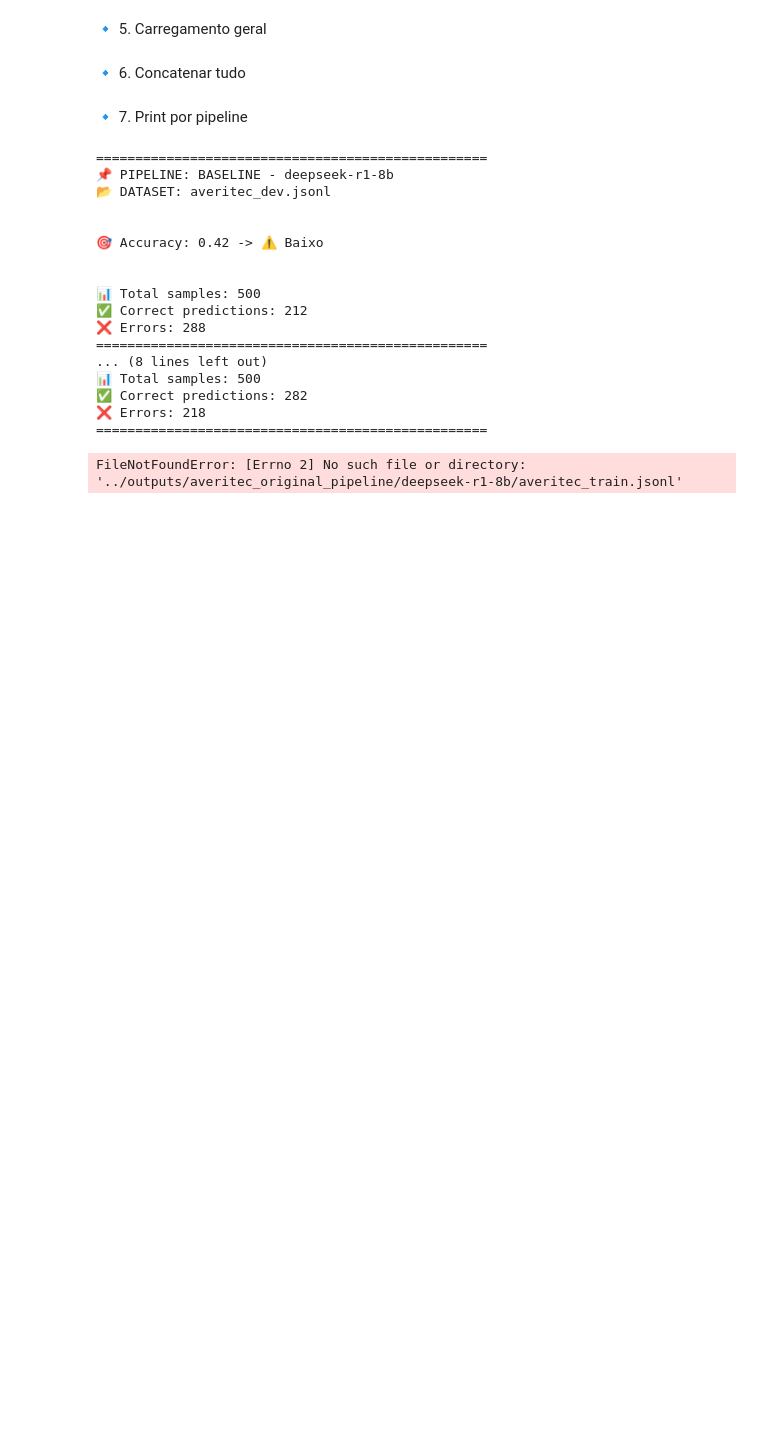
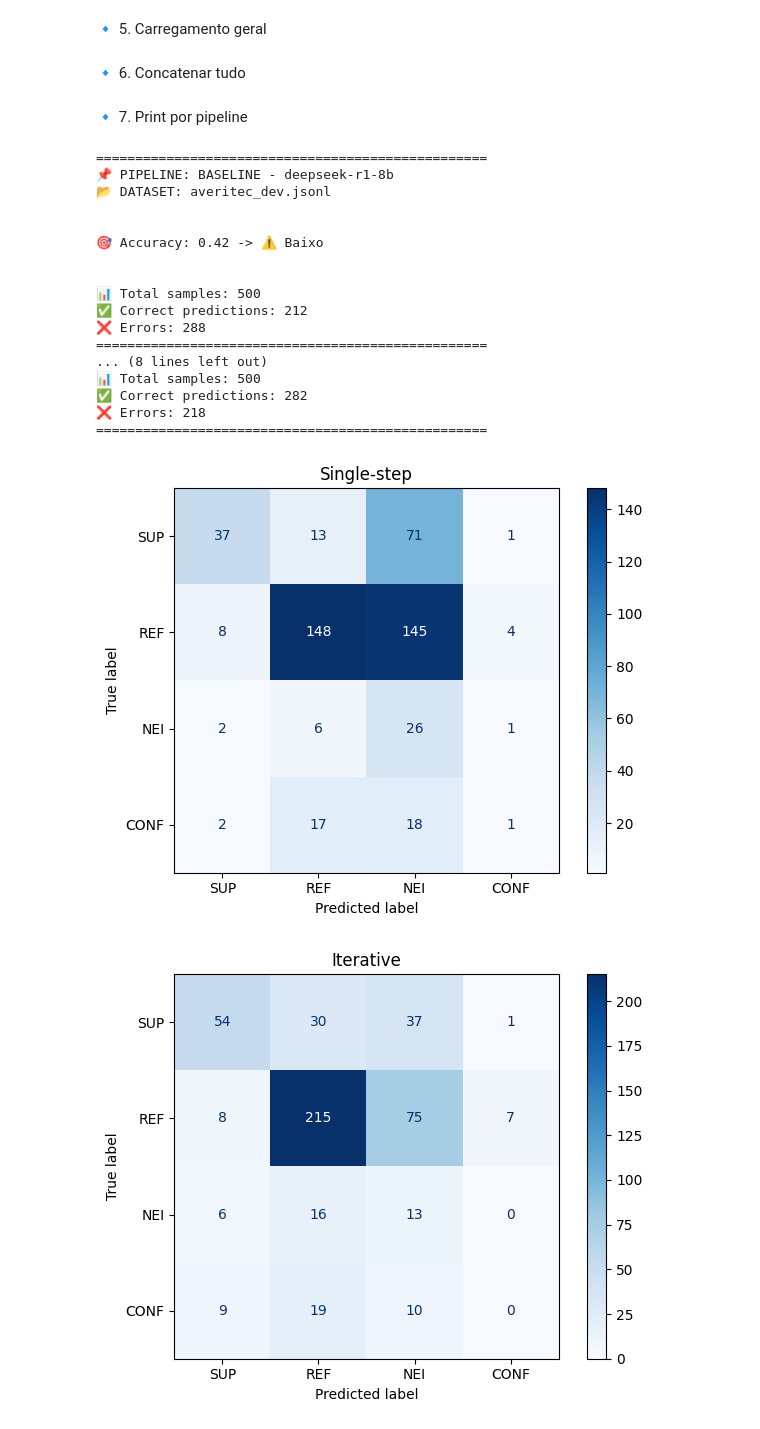
Before and after one commit to lucasfrag/iterative-question-generation, a Jupyter notebook: notebooks/deepseek-r1-8b_results.ipynb, the cells around one changed output. Drawn from its saved outputs; the diff is of its cells as text; code cells hidden in the pictures; blank space fills up the shorter version.

```diff
--- a/notebooks/deepseek-r1-8b_results.ipynb
+++ b/notebooks/deepseek-r1-8b_results.ipynb
@@ -169,38 +169,39 @@ for name in dfs_concat:
 ❌ Errors: 218
 ==================================================
 # %%
+from sklearn.metrics import confusion_matrix, ConfusionMatrixDisplay
+import matplotlib.pyplot as plt
+import numpy as np
 
-paths = {
-    "baseline": [
-        "../outputs/averitec_original_pipeline/deepseek-r1-8b/averitec_train.jsonl"
-    ],
-    "iterative": [
-        "../outputs/averitec_iterative_pipeline/deepseek-r1-8b/averitec_train.jsonl"
-    ]
-}
+LABELS = [
+    "SUPPORTED",
+    "REFUTED",
+    "NOT ENOUGH EVIDENCE",
+    "CONFLICTING EVIDENCE/CHERRYPICKING"
+]
 
-dfs = {}
-results = {}
+SHORT_LABELS = ["SUP", "REF", "NEI", "CONF"]
 
-for pipeline, file_list in paths.items():
-    dfs[pipeline] = []
-    results[pipeline] = []
+def plot_confusion_matrix(df, title, normalize=False):
+    cm = confusion_matrix(df["label"], df["prediction"], labels=LABELS)
 
-    for path in file_list:
-        df, metrics = load_and_process(path)
+    if normalize:
+        cm = cm.astype("float") / cm.sum(axis=1, keepdims=True)
 
-        run_name = Path(path).parent.name
-        df["run"] = run_name
+    disp = ConfusionMatrixDisplay(
+        confusion_matrix=cm,
+        display_labels=SHORT_LABELS  # 👈 aqui está a mudança
+    )
 
-        dfs[pipeline].append(df)
-        results[pipeline].append(metrics)
+    disp.plot(cmap=plt.cm.Blues, values_format=".2f" if normalize else "d")
+    plt.title(title + (" (Normalized)" if normalize else ""))
+    plt.xticks(rotation=0)  # opcional (ou 45 se quiser inclinar)
+    plt.tight_layout()      # 👈 ajuda a não cortar nada
+    plt.show()
 
-dfs_concat = {
-    k: pd.concat(v, ignore_index=True)
-    for k, v in dfs.items()
-}
+plot_confusion_matrix(dfs_concat["baseline"], "Single-step")
 
-for name in dfs_concat:
-    print_pipeline_summary(name, dfs_concat[name])
+plot_confusion_matrix(dfs_concat["iterative"], "Iterative")
 # %% [output]
-FileNotFoundError: [Errno 2] No such file or directory: '../outputs/averitec_original_pipeline/deepseek-r1-8b/averitec_train.jsonl'
+[figure, added]
+[figure, added]
```
Also changed, not shown: parts of 2 cells of this notebook, 7 other files.
